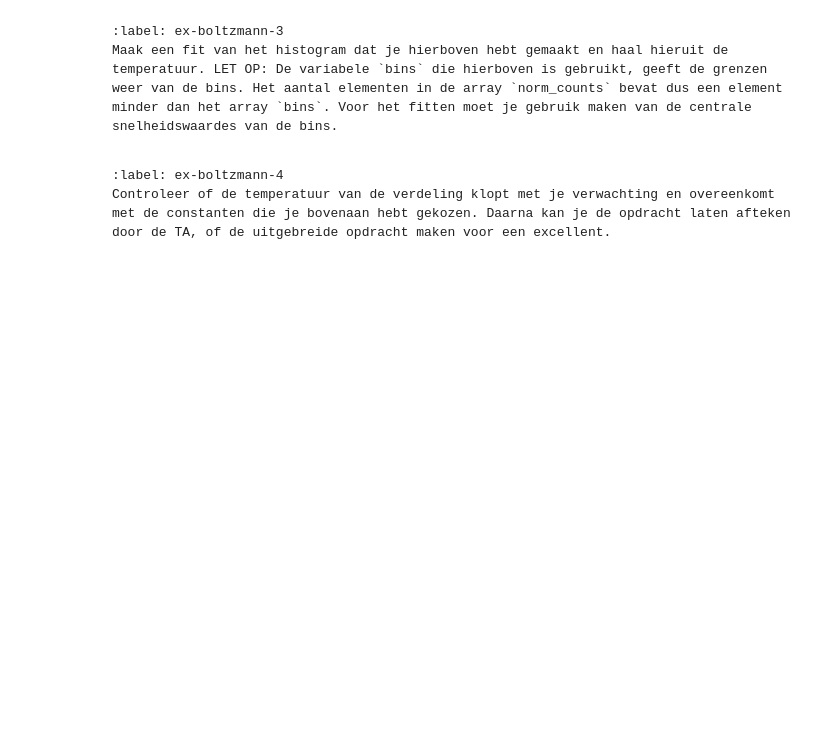
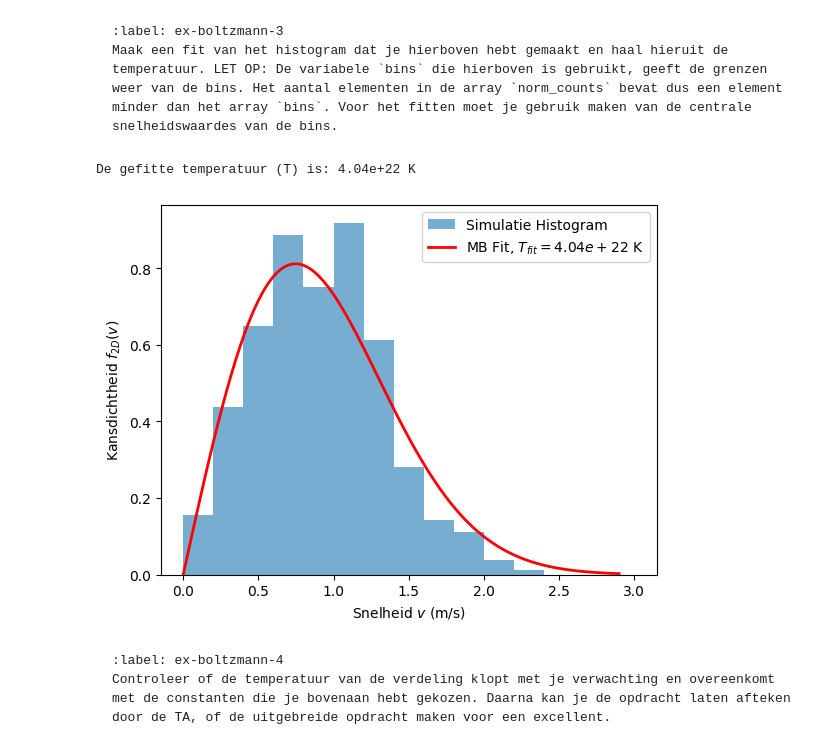
Before and after one commit to ChrisPfeifferTU/49, a Jupyter notebook: Content/PySim/6_boltzmann.ipynb, the cells around one changed output. Drawn from its saved outputs; the diff is of its cells as text; code cells hidden in the pictures; blank space fills up the shorter version.

Commit message:
Verbetering Boltzmann

````diff
--- a/Content/PySim/6_boltzmann.ipynb
+++ b/Content/PySim/6_boltzmann.ipynb
@@ -150,11 +150,15 @@ Maak een alternatieve vorm van de functie `create_particles` die alle deeltjes e
 ```
 # %%
 # jouw antwoord
-
 def create_uniform_particles(particles):
     """ Leegmaken en opnieuw aanmaken van deeltjes met uniforme snelheid in lijst """
     particles.clear()
 #your code/answer
+for i in range(N):
+        vx = 0.0
+        vy = np.random.choice([-1, 1]) * V_0
+        pos = np.random.uniform(-BOX_SIZE_0/2 + RADIUS, BOX_SIZE_0/2 - RADIUS, 2)
+        particles.append(ParticleClass(m=1.0, v=[vx, vy], r=pos, R=RADIUS))
 # %% [markdown]
 
 ```{exercise}
@@ -305,6 +424,56 @@ Maak een fit van het histogram dat je hierboven hebt gemaakt en haal hieruit de
 ```
 # %%
 #your code/answer
+
+K_B = 1.380649e-23 # J/K (Boltzmannconstante)
+particles = []
+num_bins = 15
+tot_counts = np.zeros(num_bins, dtype=float)
+num_samples = 20
+
+create_particles(particles)
+
+for i in range(5000):
+    take_time_step(particles)
+    if i % 250 == 0:
+        speeds = [np.linalg.norm(p.v) for p in particles]
+        partial_counts, bins = np.histogram(speeds, bins=num_bins, density='True', range=[0, 3*V_0])
+        tot_counts += partial_counts
+
+norm_counts = tot_counts / num_samples
+
+def maxwell_boltzmann_2d(v, T):
+    """ MB 2D-verdeling f(v) = (m*v / (kT)) * exp(-m*v^2 / (2kT)) """
+    m = 1.0
+    if T <= 0: return np.zeros_like(v)
+
+    pre_factor = m * v / (K_B * T)
+    exponent = -m * v**2 / (2 * K_B * T)
+
+    return pre_factor * np.exp(exponent)
+
+v_center = (bins[:-1] + bins[1:]) / 2
+
+T_guess = 1.0 * V_0**2 / (2 * K_B)
+
+pop, cov = curve_fit(maxwell_boltzmann_2d, v_center, norm_counts, p0=[T_guess])
+T_fit = pop[0]
+
+print(f"De gefitte temperatuur (T) is: {T_fit:.2e} K")
+
+v_fit = np.linspace(0, max(v_center), 100)
+fit_curve = maxwell_boltzmann_2d(v_fit, T_fit)
+
+plt.figure()
+plt.stairs(norm_counts, bins, fill=True, alpha=0.6, label='Simulatie Histogram')
+plt.plot(v_fit, fit_curve, 'r-', linewidth=2, label=f'MB Fit, $T_{{fit}} = {T_fit:.2e}$ K')
+plt.xlabel('Snelheid $v$ (m/s)')
+plt.ylabel('Kansdichtheid $f_{2D}(v)$')
+plt.legend()
+plt.show()
+# %% [output]
+De gefitte temperatuur (T) is: 4.04e+22 K
+[figure, added]
 # %% [markdown]
 ```{exercise}
 :label: ex-boltzmann-4
````
Also changed, not shown: parts of 5 cells of this notebook.
